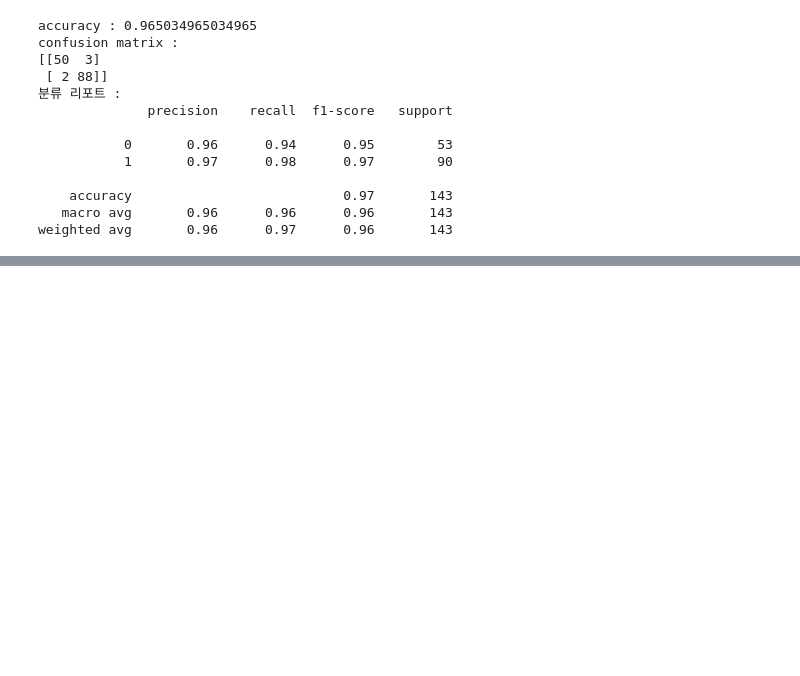
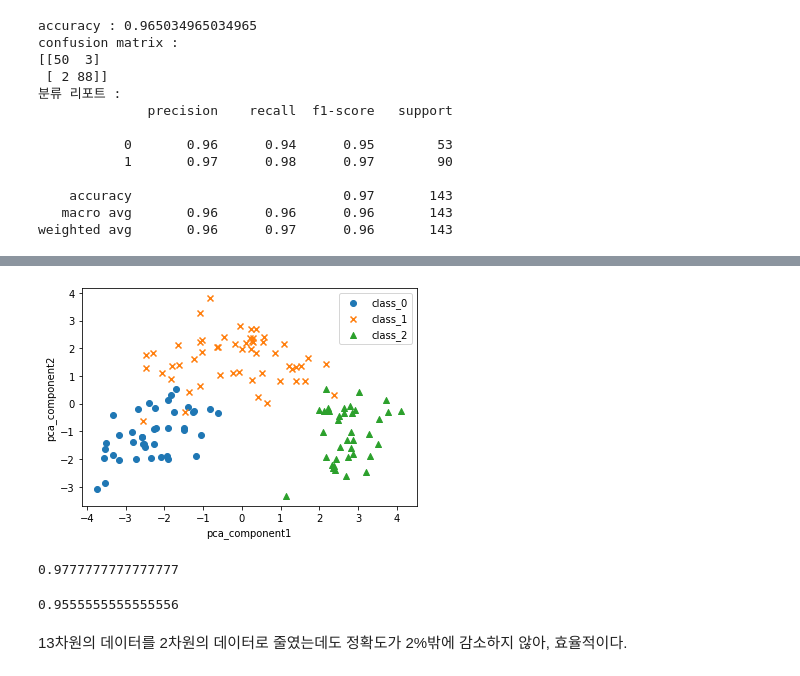
Before and after one commit to kayeehan/Python-practice, a Jupyter notebook: ML books.ipynb, the cells around one changed output, grey strips where cells are left out. Drawn from its saved outputs; the diff is of its cells as text; code cells hidden in the pictures; blank space fills up the shorter version.

```diff
--- a/ML books.ipynb
+++ b/ML books.ipynb
@@ -1081,0 +1165,49 @@ weighted avg       0.96      0.97      0.96       143
+# %%
+#반복문을 이용한 PCA 데이터
+df = X_tn_pca_df
+markers = ['o','x','^']
+
+for i, mark in enumerate(markers):
+    df_i = df[df['target']==i]
+    target_i = raw_wine.target_names[i]
+    X1 = df_i['pca_comp1']
+    X2 = df_i['pca_comp2']
+    plt.scatter(X1,X2,
+               marker=mark,
+               label = target_i)
+plt.xlabel('pca_component1')
+plt.ylabel('pca_component2')
+plt.legend()
+plt.show()
+# %% [output]
+[figure, added]
+# %%
+# pca 적용 이전 데이터 학습
+from sklearn.ensemble import RandomForestClassifier
+clf_rf = RandomForestClassifier(max_depth=2,
+                               random_state=0)
+clf_rf.fit(X_tn_std,y_tn)
+pred_rf = clf_rf.predict(X_te_std)
+
+# pca 적용 이전 데이터 예측 정확도
+from sklearn.metrics import accuracy_score
+accuracy = accuracy_score(y_te,pred_rf)
+print(accuracy)
+# %% [output]
+0.9777777777777777
+# %%
+# pca 적용 후 데이터 학습
+from sklearn.ensemble import RandomForestClassifier
+clf_rf_pca = RandomForestClassifier(max_depth=2,
+                                   random_state=0)
+clf_rf_pca.fit(X_tn_pca,y_tn)
+pred_rf_pca = clf_rf_pca.predict(X_te_pca)
+
+# 데이터 예측 정확도
+from sklearn.metrics import accuracy_score
+accuracy_pca = accuracy_score(y_te,pred_rf_pca)
+print(accuracy_pca)
+# %% [output]
+0.9555555555555556
+# %% [markdown]
+13차원의 데이터를 2차원의 데이터로 줄였는데도 정확도가 2%밖에 감소하지 않아, 효율적이다.
```
Also changed, not shown: parts of 31 cells of this notebook.
